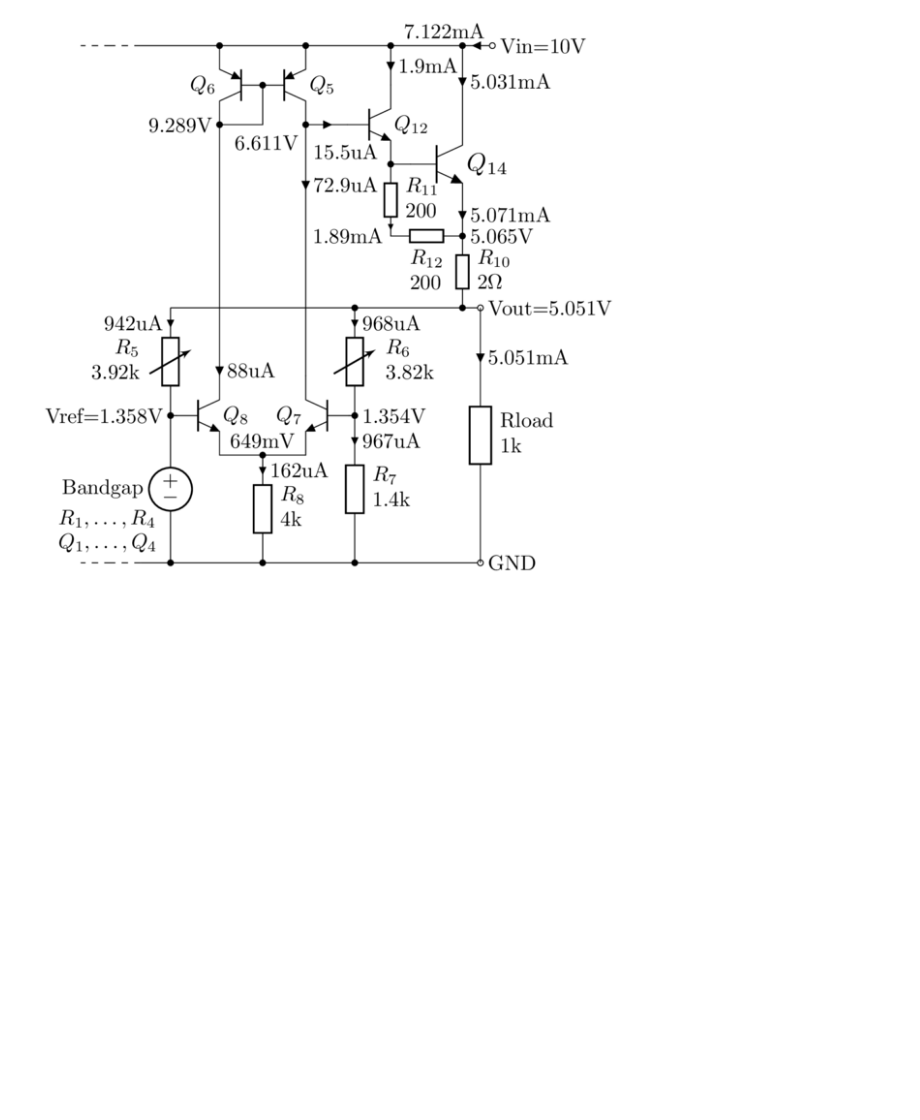
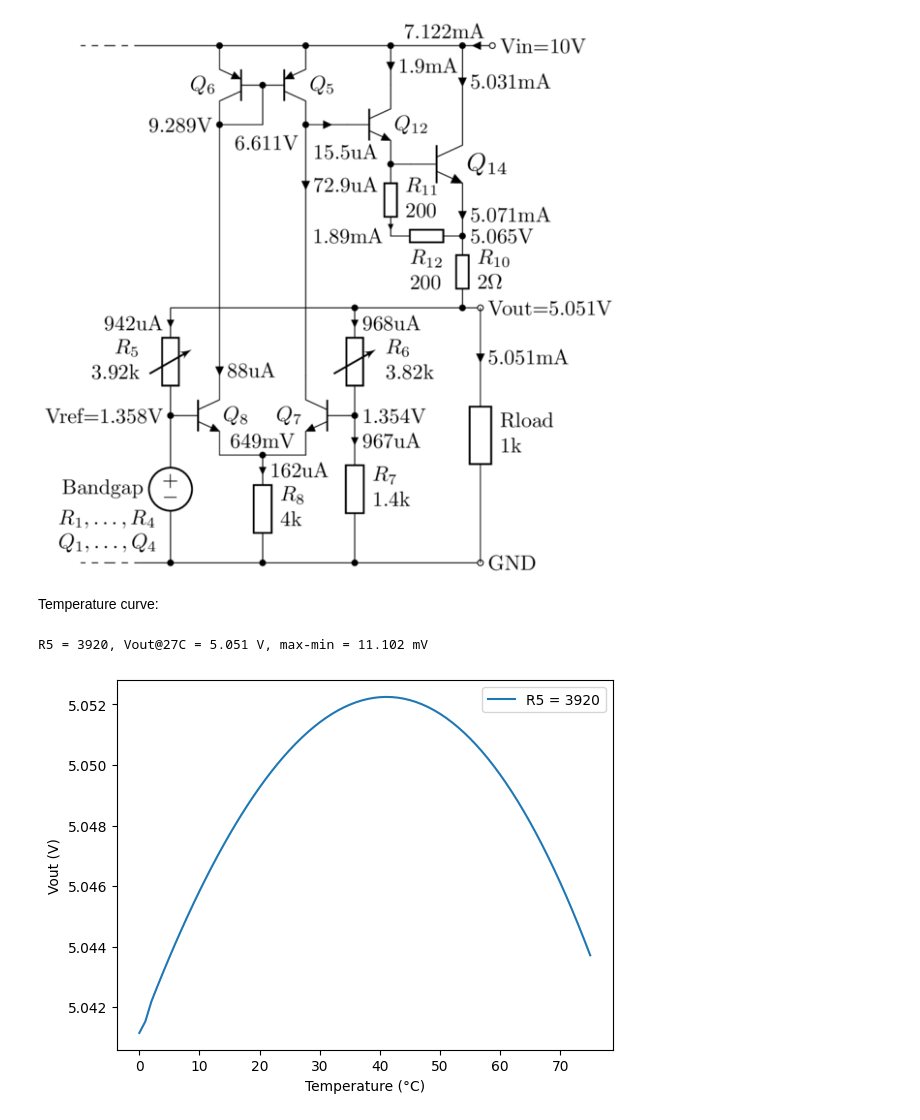
Before and after one commit to chenshuo/notes, a Jupyter notebook: notebooks/UA78L05.ipynb, the cells around one changed output. Drawn from its saved outputs; the diff is of its cells as text; code cells hidden in the pictures; blank space fills up the shorter version.

```diff
--- a/notebooks/UA78L05.ipynb
+++ b/notebooks/UA78L05.ipynb
@@ -307,3 +465,19 @@ print_op(False)
 # %%
 # %% [output]
 [figure]
+# %% [markdown]
+Temperature curve:
+# %%
+r5 = 3920
+ng.cmd('dc temp 0 75 1')
+temp = ng.vector('temp-sweep')
+Vout = ng.vector('out')
+plt.plot(temp, Vout, label='R5 = %d' % r5)
+plt.xlabel('Temperature (°C)')
+plt.ylabel('Vout (V)')
+plt.legend()
+delta = max(Vout) - min(Vout)
+print('R5 = %d, Vout@27C = %.3f V, max-min = %.3f mV' % (r5, Vout[27], delta*1e3))
+# %% [output]
+R5 = 3920, Vout@27C = 5.051 V, max-min = 11.102 mV
+[figure, added]
```
Also changed, not shown: parts of 26 cells of this notebook, 7 other files.
